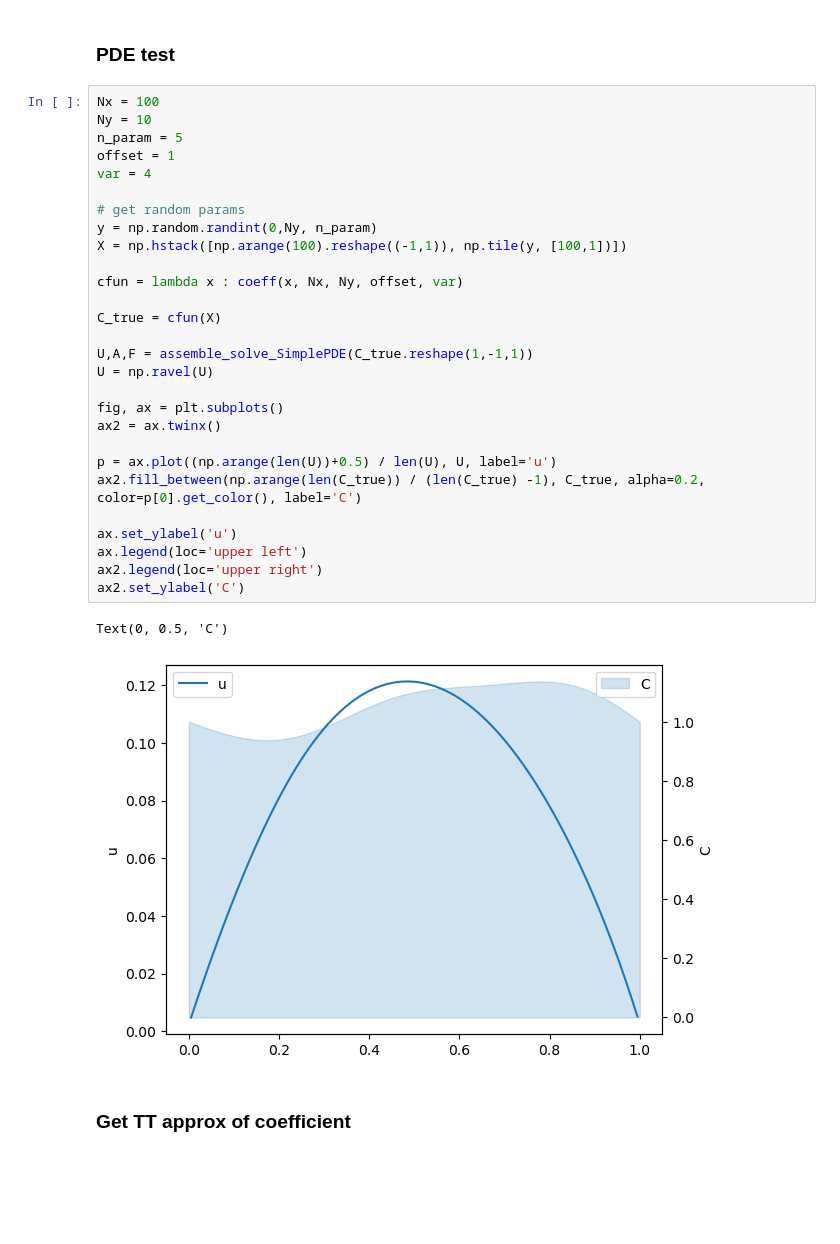
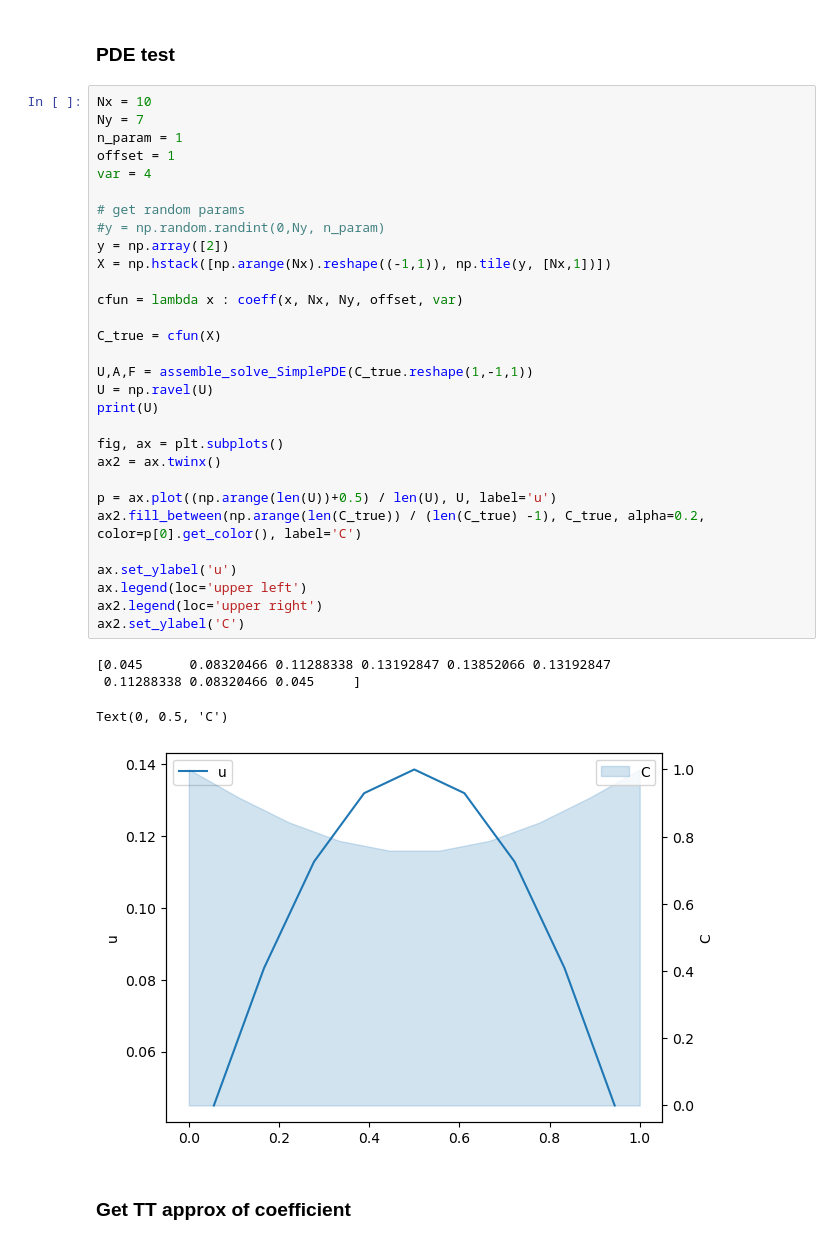
Before and after one commit to dolgov/TT-IRT, a Jupyter notebook: python/als_cross_py/test.ipynb, the cells around one changed output. Saved outputs shown, nothing was run; the diff lists cells and outputs as text; blank space fills up the shorter version.

```diff
--- a/python/als_cross_py/test.ipynb
+++ b/python/als_cross_py/test.ipynb
@@ -44,36 +44,40 @@ def coeff(X, Nx, Ny, offset, var):
 # %% [markdown]
 ### PDE test
 # %%
-Nx = 100
-Ny = 10
-n_param = 5
+Nx = 10
+Ny = 7
+n_param = 1
 offset = 1
 var = 4
 
 # get random params
-y = np.random.randint(0,Ny, n_param)
-X = np.hstack([np.arange(100).reshape((-1,1)), np.tile(y, [100,1])])
+#y = np.random.randint(0,Ny, n_param)
+y = np.array([2])
+X = np.hstack([np.arange(Nx).reshape((-1,1)), np.tile(y, [Nx,1])])
 
 cfun = lambda x : coeff(x, Nx, Ny, offset, var)
 
 C_true = cfun(X)
 
 U,A,F = assemble_solve_SimplePDE(C_true.reshape(1,-1,1))
 U = np.ravel(U)
+print(U)
 
 fig, ax = plt.subplots()
 ax2 = ax.twinx()
 
 p = ax.plot((np.arange(len(U))+0.5) / len(U), U, label='u')
 ax2.fill_between(np.arange(len(C_true)) / (len(C_true) -1), C_true, alpha=0.2, color=p[0].get_color(), label='C')
 
 ax.set_ylabel('u')
 ax.legend(loc='upper left')
 ax2.legend(loc='upper right')
 ax2.set_ylabel('C')
 # %% [output]
-Text(0, 0.5, 'C')
+[0.045      0.08320466 0.11288338 0.13192847 0.13852066 0.13192847
+ 0.11288338 0.08320466 0.045     ]
+Text(0, 0.5, 'C')
-[figure, old version]
+[figure, new version]
 # %% [markdown]
 ### Get TT approx of coefficient
 # %%
```
Also changed, not shown: parts of 4 cells of this notebook, 1 other file.
